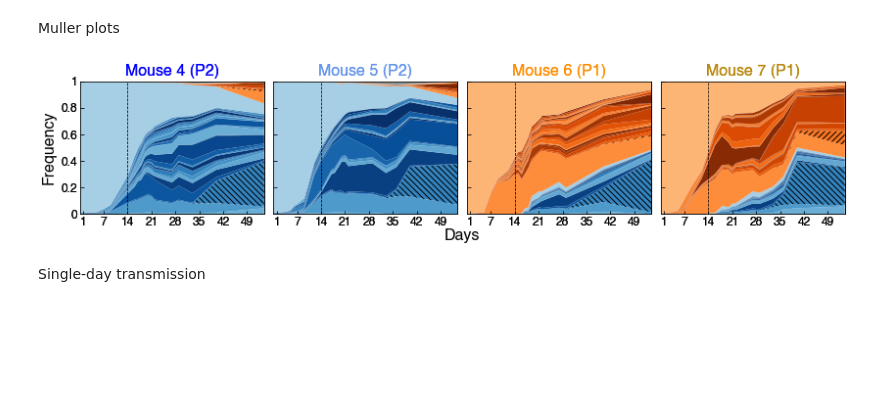
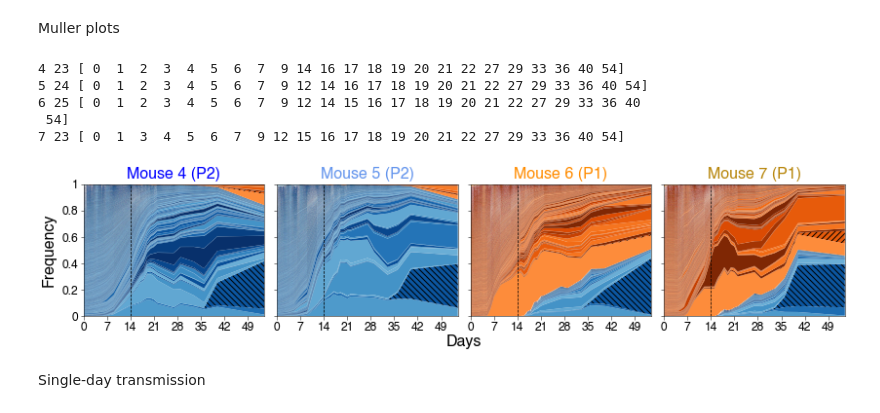
Before and after one commit to DanielWongPGH/btheta_barcoded_evolution, a Jupyter notebook: notebooks/2_monocolonization_transmission_figs.ipynb, the cells around one changed output. Saved outputs shown, nothing was run; the diff lists cells and outputs as text; code cells hidden in the pictures; blank space fills up the shorter version.

```diff
--- a/notebooks/2_monocolonization_transmission_figs.ipynb
+++ b/notebooks/2_monocolonization_transmission_figs.ipynb
@@ -15,50 +18,66 @@ plt.rcParams['svg.fonttype'] = 'none'
 # %% [markdown]
 Muller plots
 # %%
-mouse_colors = {4:'blue', 5:'cornflowerblue', 6:'darkorange', 7:'darkgoldenrod'}
+reload(shared)
 mice_in_each_col = [(4,5,1,2,3), (6,7, 8,9,10)]
 
 fig = plt.figure(figsize=(14, 2.5))
-outer = mpl.gridspec.GridSpec(nrows=1, ncols=4, wspace=0.05, figure=fig)
+outer = mpl.gridspec.GridSpec(nrows=1, ncols=4, wspace=0.07, figure=fig)
 outer_ax = fig.add_subplot(outer[:, :])
-outer_ax.set_xlabel('Days', fontsize=16, labelpad=14)
-outer_ax.set_ylabel('Frequency', fontsize=16, labelpad=24)
+outer_ax.set_xlabel('Days', fontsize=16, labelpad=18)
+outer_ax.set_ylabel('Frequency', fontsize=16, labelpad=28)
 util.turn_off_ax(outer_ax)
 
 expt = 'E1'
 condition_color = 'black'
 mouse_plate_map = {4:2, 5:2, 6:1, 7:1}
-MAX_CUTOFF = 1e-2 # minimum max freq to show as individual lineage
+MAX_CUTOFF = 1e-5 # minimum max freq to show as individual lineage
 FINAL_FREQ = 1 # min final freq to show as individual lineage
 
-for row, (m_set, colors, title) in enumerate( zip(mice_in_each_col, ['Blues', 'Oranges', 'Reds'], ['SD (P2)', 'SD (P1)', 'MD (P1)']) ):
-    large_indices = shared.find_large_barcodes(expt, [4,5,6,7], max_cutoff=MAX_CUTOFF, final_cutoff=FINAL_FREQ)
-    ordered_indices, ordered_colors = shared.order_barcodes_by_pool(large_indices, shared.barcode_pool_assignments, [('P2', 'Blues'),
-                                                                                                                     ('P1', 'Oranges'),
-                                                                                                                     ('E1_ambiguous', 'Greys')], cg_at_end=False)
-    for col, mouse in enumerate([4,5,6,7]):
-        days, freqs = shared.make_muller_freqs(expt, mouse, ordered_indices, 18)
-        # print(freqs[0][:60])
-        ax = fig.add_subplot(outer[col])
-        shared.muller_plot(ax, days, ordered_indices, freqs, ordered_colors, shared.highlight_barcode_hatches)
+large_indices = shared.find_large_barcodes(expt, [4,5,6,7], max_cutoff=MAX_CUTOFF, final_cutoff=FINAL_FREQ)
+ordered_indices, ordered_colors = shared.order_barcodes_by_pool(large_indices, shared.barcode_pool_assignments, [('P2', 'Blues'),
+                                                                                                                    ('P1', 'Oranges'),
+                                                                                                                    ('E1_shared', 'Greys'),
+                                                                                                                    ('E1_ambiguous', 'Greys')], cg_at_end=False)
+for col, mouse in enumerate([4,5,6,7]):
+    days, freqs = shared.make_muller_freqs(expt, mouse, ordered_indices, 18, min_depth=10**4)
+    print(mouse, len(days), days)
+    # print(freqs[0][:60])
+    ax = fig.add_subplot(outer[col])
+    shared.muller_plot(ax, days, ordered_indices, freqs, ordered_colors, shared.highlight_barcode_hatches)
 
-        ax.axvline(14, color='black', linestyle='dashed')
-        ax.set_ylim(0, 1)
-        ax.set_xlim(0, 54)
+    ax.axvline(14, color='black', linestyle='dashed')
+    ax.set_ylim(0, 1)
+    ax.set_xlim(0, 54)
 
-        ax.set_yticks([0, 0.2, 0.4, 0.6, 0.8, 1])
-        ax.set_yticklabels([0, 0.2, 0.4, 0.6, 0.8, 1], fontsize=12)
+    ax.set_yticks([0, 0.2, 0.4, 0.6, 0.8, 1])
+    ax.set_yticklabels([0, 0.2, 0.4, 0.6, 0.8, 1], fontsize=12)
 
-        ax.set_xticks([1, 7, 14, 21, 28, 35, 42, 49])
-        ax.set_xticklabels([1, 7, 14, 21, 28, 35, 42, 49], fontsize=12)
-        ax.set_title(f'Mouse {mouse} (P{mouse_plate_map[mouse]})', fontsize=16, color=mouse_colors[mouse])
+    ax.set_xticks([0, 7, 14, 21, 28, 35, 42, 49])
+    ax.set_xticklabels([0, 7, 14, 21, 28, 35, 42, 49], fontsize=12)
+    ax.set_title(f'Mouse {mouse} (P{mouse_plate_map[mouse]})', fontsize=16, color=mouse_colors[mouse])
 
-        if col > 0:
-            ax.set_yticklabels([])
+    ax.spines['top'].set_linewidth(0.5)
+    ax.spines['right'].set_linewidth(0.5)
+    ax.spines['bottom'].set_linewidth(0.5)
+    ax.spines['left'].set_linewidth(0.5)
 
-fig.savefig(f'../figures/fig2_E1_muller_cross_housed.pdf')
+    ax.tick_params(axis='x', direction='out', width=0.5)
+    ax.tick_params(axis='y', direction='out', width=0.5)
+
+    if col > 0:
+        ax.set_yticklabels([])
+
+plt.rcParams['svg.fonttype'] = 'none'
+fig.savefig(f'../figures/fig2_E1_muller_cross_housed.pdf', bbox_inches='tight', transparent=True, dpi=500)
+fig.savefig(f'../figures/fig2_E1_muller_cross_housed.svg', bbox_inches='tight', transparent=True, dpi=500)
 # %% [output]
+4 23 [ 0  1  2  3  4  5  6  7  9 14 16 17 18 19 20 21 22 27 29 33 36 40 54]
+5 24 [ 0  1  2  3  4  5  6  7  9 12 14 16 17 18 19 20 21 22 27 29 33 36 40 54]
+6 25 [ 0  1  2  3  4  5  6  7  9 12 14 15 16 17 18 19 20 21 22 27 29 33 36 40
+ 54]
+7 23 [ 0  1  3  4  5  6  7  9 12 15 16 17 18 19 20 21 22 27 29 33 36 40 54]
-[figure, old version]
+[figure, new version]
 # %% [markdown]
 Single-day transmission
 # %%
```
Also changed, not shown: parts of 14 cells of this notebook, 11 other files.
